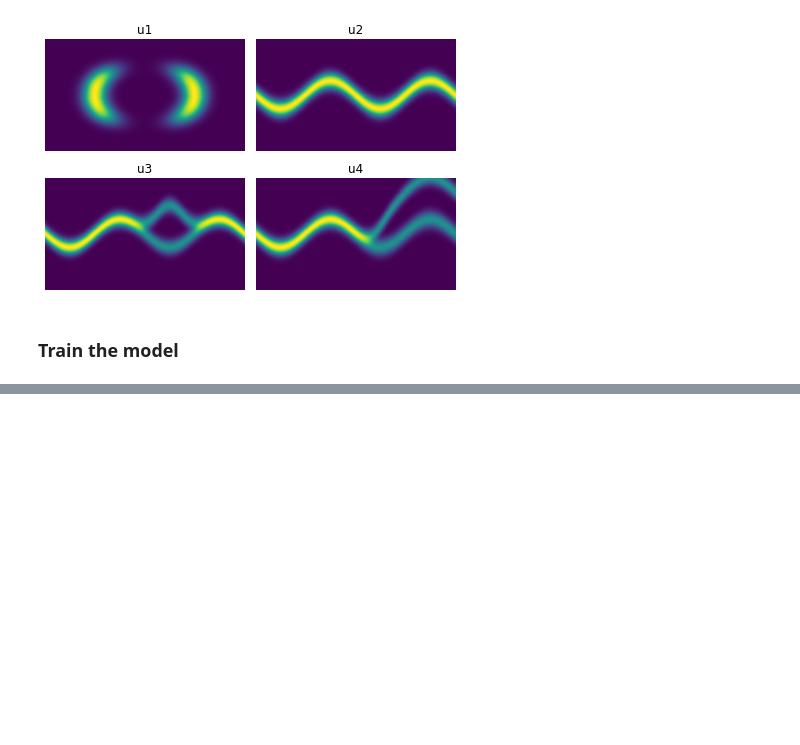
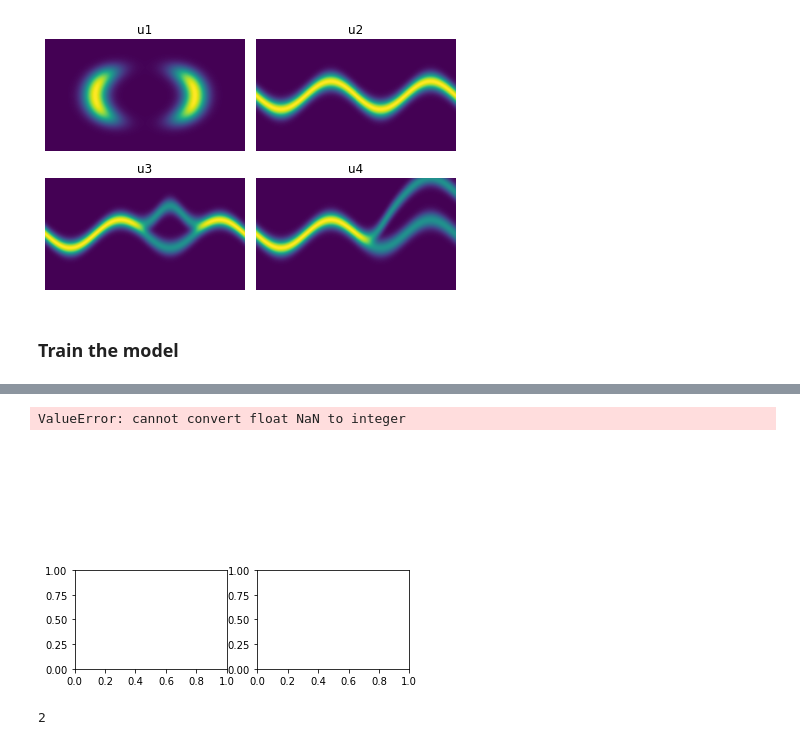
Before and after one commit to danqiye1/variational-inference, a Jupyter notebook: syn_distribution.ipynb, the cells around one changed output, grey strips where cells are left out. Saved outputs shown, nothing was run; the diff lists cells and outputs as text; code cells hidden in the pictures; blank space fills up the shorter version.

```diff
--- a/syn_distribution.ipynb
+++ b/syn_distribution.ipynb
@@ -97,0 +99,23 @@ Sampling..........Sampling..........Sampling..........Sampling..........
+# %%
+radial_model_list = []
+for U in [u1, u2, u3, u4]:
+    model = nn.ModuleList([RadialFlow(z_dim) for i in range(num_flow)])
+    radial_model_list.append(train_energy(U, model, z_dim, batch_size))
+# %%
+model = nn.ModuleList([RadialFlow(z_dim) for i in range(num_flow)])
+radial_model_list[2] = train_energy(u3, model, z_dim, batch_size)
+# %%
+fig, axes = plt.subplots(2, 2)
+for model, ax in zip(radial_model_list, axes.flatten()):
+    plot_model_hist(model, ax, z_dim=z_dim, batch_size=1000000)
+    ax.axis('off')
+
+fig.tight_layout()
+plt.show()
+# %% [output]
+ValueError: cannot convert float NaN to integer
+[figure, added]
+# %%
+len(axes)
+# %% [output]
+2
```
Also changed, not shown: parts of 5 cells of this notebook, 1 other file.
